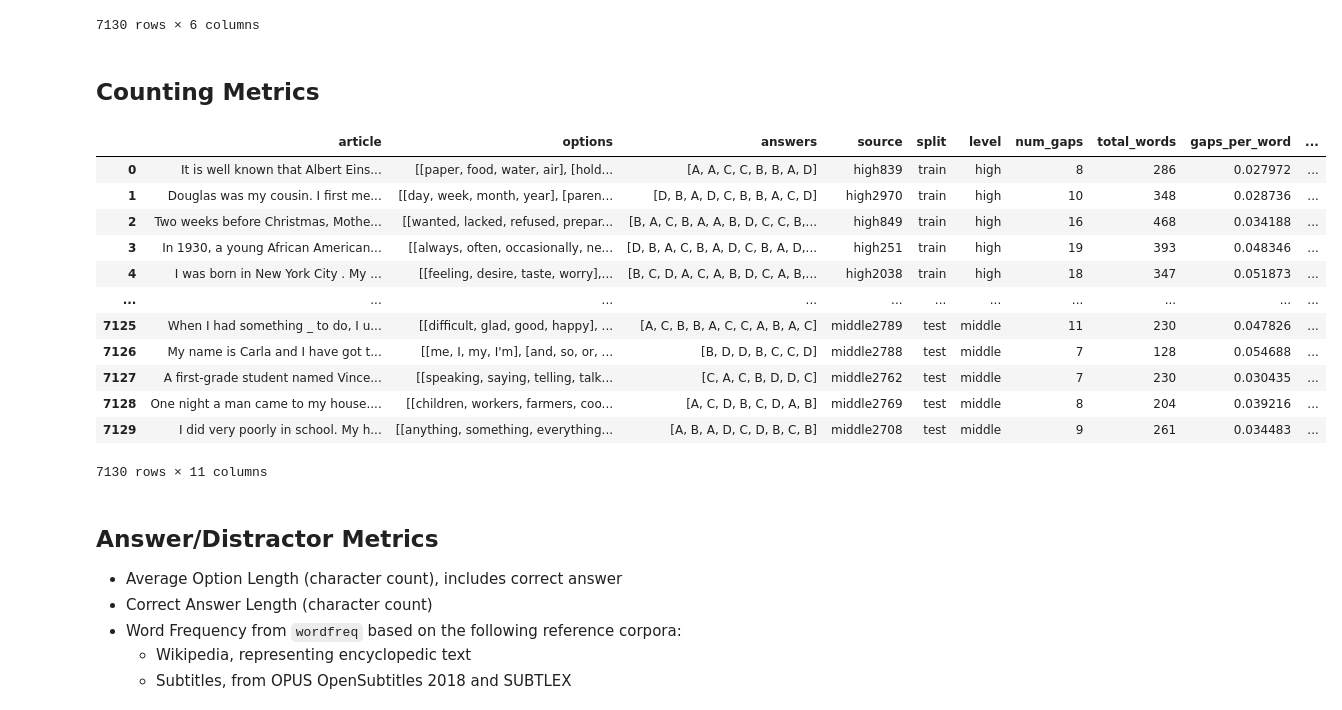
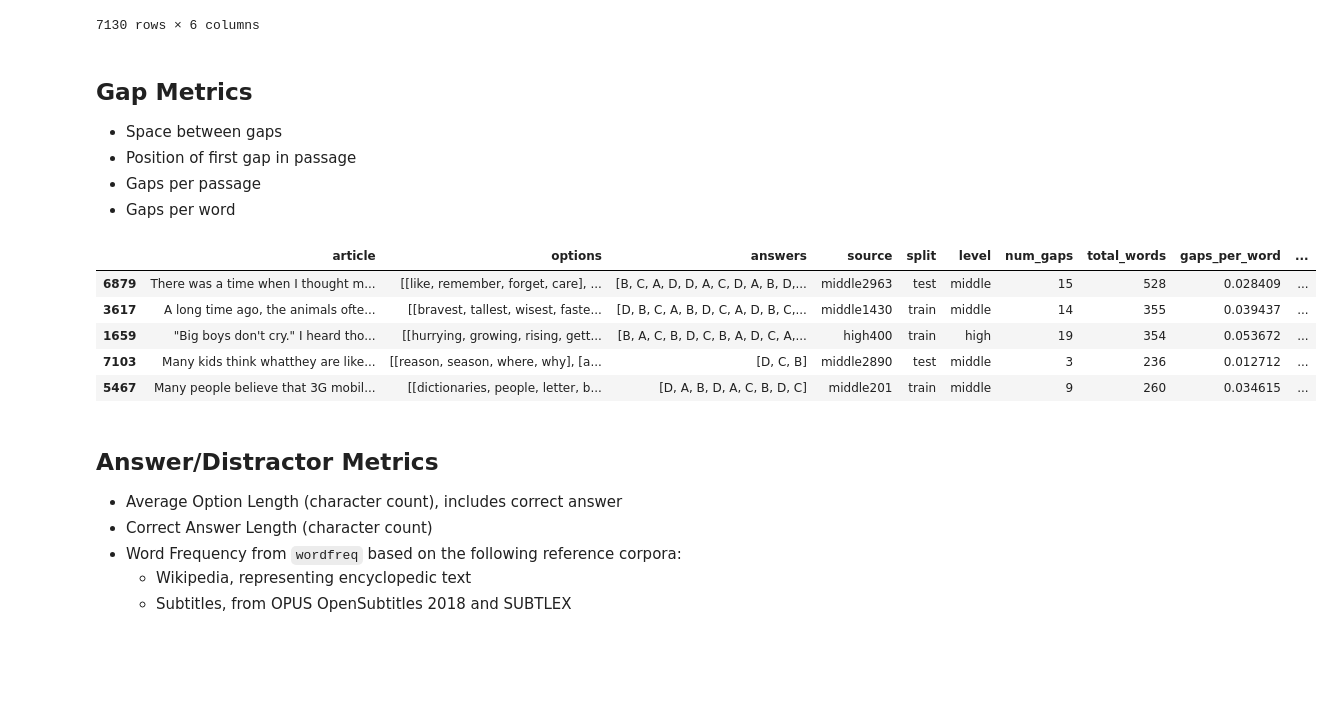
Before and after one commit to learlab/itell-cloze, a Jupyter notebook: src/eda.ipynb, the cells around one changed output. Cells and saved outputs as stored; diff of their text form; code cells hidden in the pictures; blank space fills up the shorter version.

```diff
--- a/src/eda.ipynb
+++ b/src/eda.ipynb
@@ -39,38 +39,36 @@ df
 # %%
 docs = list(tqdm(nlp.pipe(df.article), total=df.shape[0]))
 # %% [markdown]
-## Counting Metrics
+## Gap Metrics
+
+ - Space between gaps
+ - Position of first gap in passage
+ - Gaps per passage
+ - Gaps per word
 # %%
 def analyze_doc(doc):
     gap_indices = [token.i for token in doc if token.text == "_"]
 
     metrics = {
         "num_gaps": len(gap_indices),
         "total_words": len(doc),
         "gaps_per_word": len(gap_indices) / len(doc) if gap_indices else 0,
         "first_gap_position": gap_indices[0] if gap_indices else -1,
         "avg_space_between_gaps": np.mean(np.diff(gap_indices)) if len(gap_indices) > 1 else 0,
     }
 
     return metrics
 
 metrics_df = pd.DataFrame([analyze_doc(doc) for doc in docs])
 metrics_df = pd.concat([df, metrics_df], axis=1)
-display(metrics_df)
+display(metrics_df.sample(5))
 # %% [output]
 |  | article | options | answers | source | split | level | num_gaps | total_words | gaps_per_word | ... |
-| 0 | It is well known that Albert Eins... | [[paper, food, water, air], [hold... | [A, A, C, C, B, B, A, D] | high839 | train | high | 8 | 286 | 0.027972 | ... |
-| 1 | Douglas was my cousin. I first me... | [[day, week, month, year], [paren... | [D, B, A, D, C, B, B, A, C, D] | high2970 | train | high | 10 | 348 | 0.028736 | ... |
-| 2 | Two weeks before Christmas, Mothe... | [[wanted, lacked, refused, prepar... | [B, A, C, B, A, A, B, D, C, C, B,... | high849 | train | high | 16 | 468 | 0.034188 | ... |
-| 3 | In 1930, a young African American... | [[always, often, occasionally, ne... | [D, B, A, C, B, A, D, C, B, A, D,... | high251 | train | high | 19 | 393 | 0.048346 | ... |
-| 4 | I was born in New York City . My ... | [[feeling, desire, taste, worry],... | [B, C, D, A, C, A, B, D, C, A, B,... | high2038 | train | high | 18 | 347 | 0.051873 | ... |
-| ... | ... | ... | ... | ... | ... | ... | ... | ... | ... | ... |
-| 7125 | When I had something _ to do, I u... | [[difficult, glad, good, happy], ... | [A, C, B, B, A, C, C, A, B, A, C] | middle2789 | test | middle | 11 | 230 | 0.047826 | ... |
-| 7126 | My name is Carla and I have got t... | [[me, I, my, I'm], [and, so, or, ... | [B, D, D, B, C, C, D] | middle2788 | test | middle | 7 | 128 | 0.054688 | ... |
-| 7127 | A first-grade student named Vince... | [[speaking, saying, telling, talk... | [C, A, C, B, D, D, C] | middle2762 | test | middle | 7 | 230 | 0.030435 | ... |
-| 7128 | One night a man came to my house.... | [[children, workers, farmers, coo... | [A, C, D, B, C, D, A, B] | middle2769 | test | middle | 8 | 204 | 0.039216 | ... |
-| 7129 | I did very poorly in school. My h... | [[anything, something, everything... | [A, B, A, D, C, D, B, C, B] | middle2708 | test | middle | 9 | 261 | 0.034483 | ... |
+| 6879 | There was a time when I thought m... | [[like, remember, forget, care], ... | [B, C, A, D, D, A, C, D, A, B, D,... | middle2963 | test | middle | 15 | 528 | 0.028409 | ... |
+| 3617 | A long time ago, the animals ofte... | [[bravest, tallest, wisest, faste... | [D, B, C, A, B, D, C, A, D, B, C,... | middle1430 | train | middle | 14 | 355 | 0.039437 | ... |
+| 1659 | "Big boys don't cry." I heard tho... | [[hurrying, growing, rising, gett... | [B, A, C, B, D, C, B, A, D, C, A,... | high400 | train | high | 19 | 354 | 0.053672 | ... |
+| 7103 | Many kids think whatthey are like... | [[reason, season, where, why], [a... | [D, C, B] | middle2890 | test | middle | 3 | 236 | 0.012712 | ... |
+| 5467 | Many people believe that 3G mobil... | [[dictionaries, people, letter, b... | [D, A, B, D, A, C, B, D, C] | middle201 | train | middle | 9 | 260 | 0.034615 | ... |
-7130 rows × 11 columns
 # %% [markdown]
 ## Answer/Distractor Metrics
 
```
Also changed, not shown: parts of 5 cells of this notebook.
